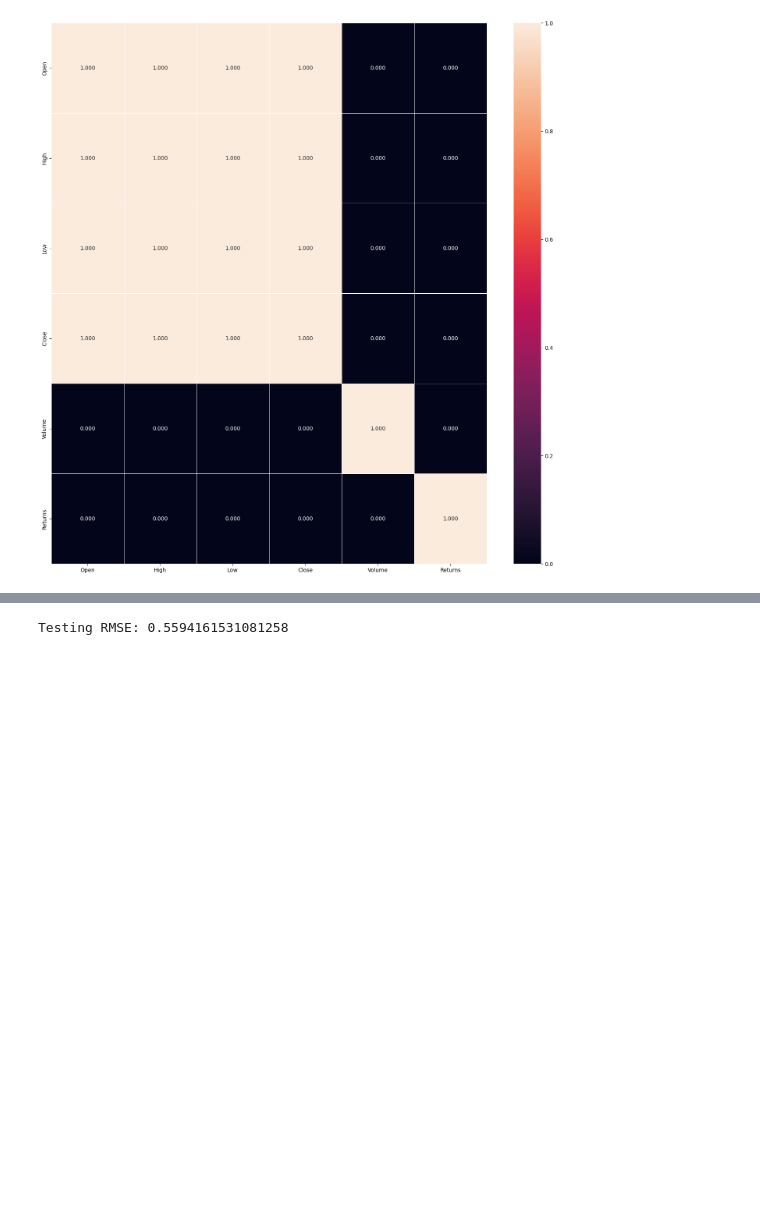
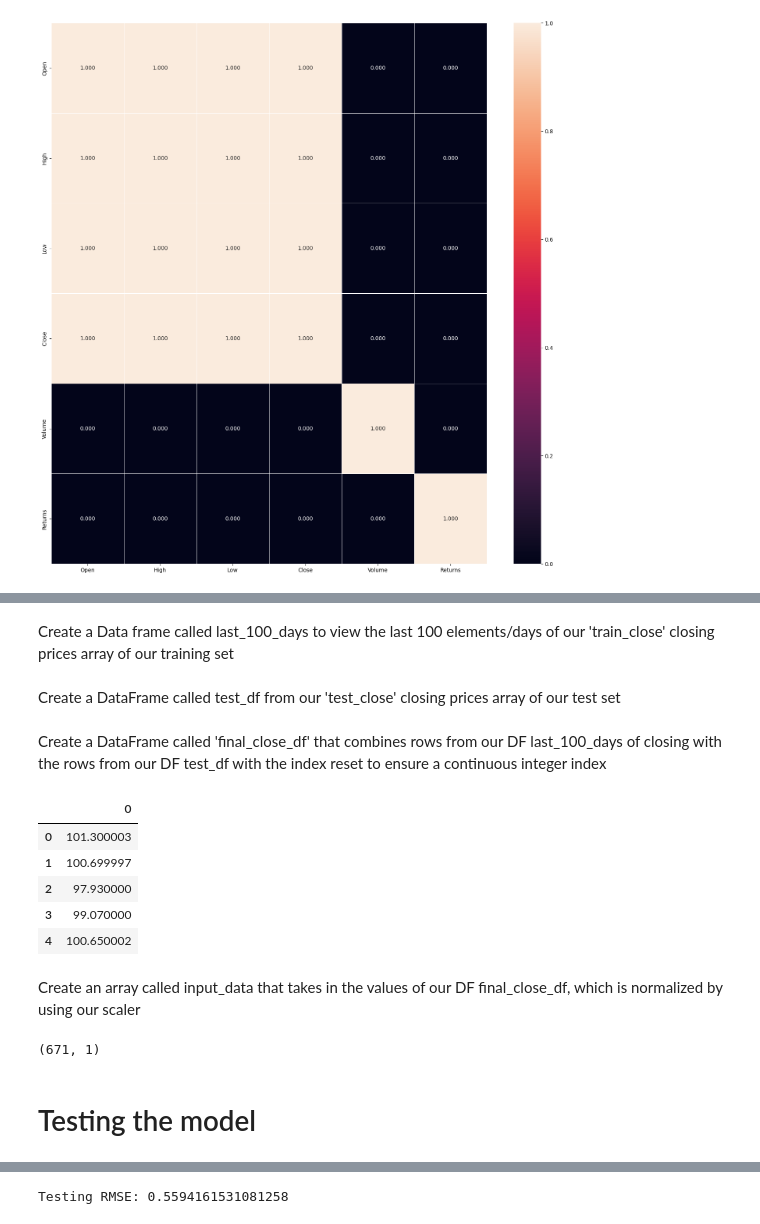
Before and after one commit to aMetini/Stock_Prediction, a Jupyter notebook: ltsm_Regressor_stock_price_predictor.ipynb, the cells around one changed output, grey strips where cells are left out. Cells and saved outputs as stored; diff of their text form; code cells hidden in the pictures; blank space fills up the shorter version.

Commit message:
continued creating lstm model and training model

```diff
--- a/ltsm_Regressor_stock_price_predictor.ipynb
+++ b/ltsm_Regressor_stock_price_predictor.ipynb
@@ -258,6 +252,11 @@ Selecting our features and target to be used later in our model as input and out
 # %%
-# X are the features that we use as input
-X = amba[['Open', 'High', 'Low', 'Close', 'Volume']]
+# # X are the features that we use as input
+# X = amba[['Open', 'High', 'Low', 'Close', 'Volume']]
 
-# y is the target that we want to output
-y = amba['Adj Close']
+# # y is the target that we want to output
+# y = amba['Adj Close']
+amba_train = pd.DataFrame(amba[0:int(len(amba) * 0.8)])
+amba_test = pd.DataFrame(amba[int(len(amba) * 0.8): int(len(amba))])
+
+print(amba_train.shape)
+print(amba_test.shape)
@@ -273,0 +270,7 @@ print(X_train.shape, X_test.shape)
+# %%
+scaler = MinMaxScaler(feature_range=(0, 1))
+
+train_close = amba_train.iloc[:, 4:5].values
+test_close = amba_test.iloc[:, 4:5].values
+
+amba_scaled = scaler.fit_transform(train_close)
@@ -280,0 +353,23 @@ RandomForestRegressor(random_state=42)
+# %% [markdown]
+Create a Data frame called last_100_days to view the last 100 elements/days of our 'train_close' closing prices array of our training set
+# %%
+last_100_days = pd.DataFrame(train_close[-100:])
+# %% [markdown]
+Create a DataFrame called test_df from our 'test_close' closing prices array of our test set
+# %%
+test_df = pd.DataFrame(test_close)
+# %% [markdown]
+Create a DataFrame called 'final_close_df' that combines rows from our DF last_100_days of closing with the rows from our DF test_df with the index reset to ensure a continuous integer index
+# %%
+final_close_df = pd.concat([last_100_days, test_df], ignore_index = True)
+
+final_close_df.head()
+# %% [output]
+|  | 0 |
+| 0 | 101.300003 |
+| 1 | 100.699997 |
+| 2 | 97.930000 |
+| 3 | 99.070000 |
+| 4 | 100.650002 |
+# %% [markdown]
+Create an array called input_data that takes in the values of our DF final_close_df, which is normalized by using our scaler
@@ -280,0 +378,6 @@ RandomForestRegressor(random_state=42)
+# %%
+input_data.shape
+# %% [output]
+(671, 1)
+# %% [markdown]
+# Testing the model
```
Also changed, not shown: parts of 29 cells of this notebook, 6 other files.
